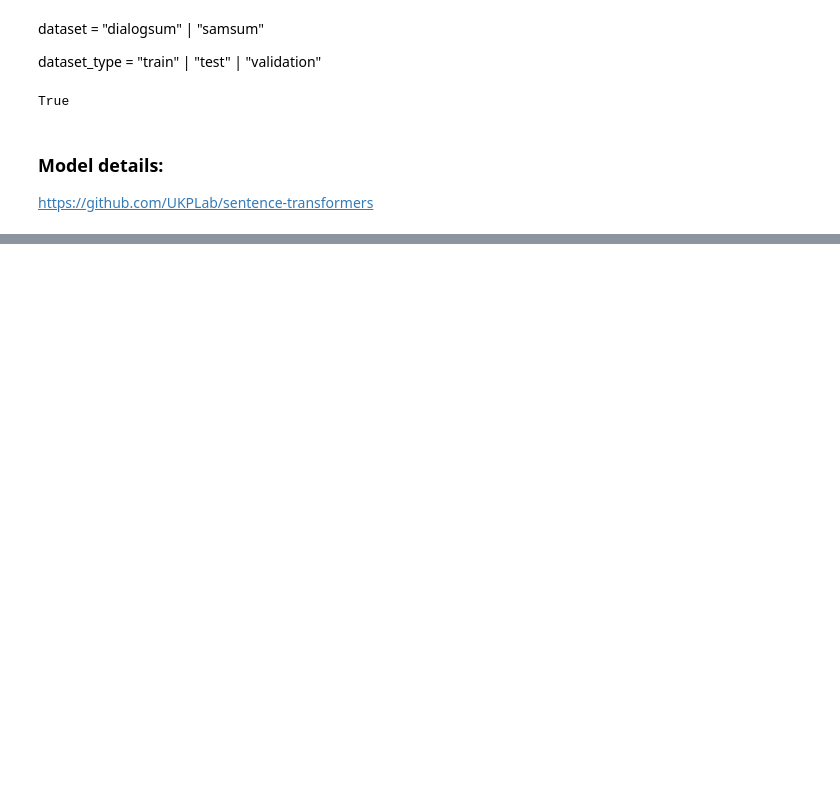
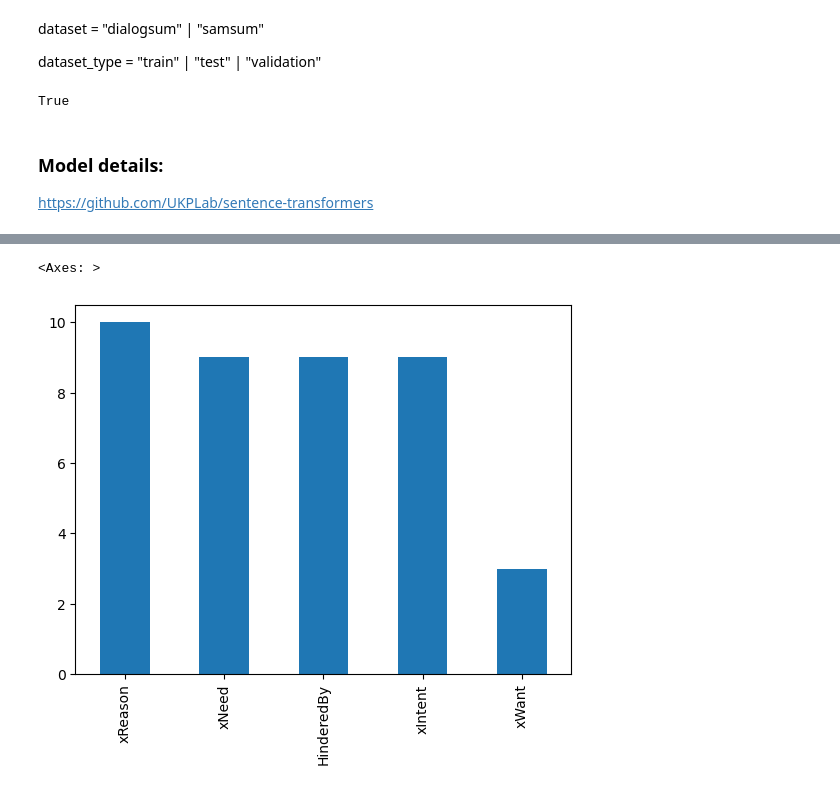
Before and after one commit to angrytako/NLP-SICK-filter-extension, a Jupyter notebook: src/filter_extension/similarities_with_summaries.ipynb, the cells around one changed output, grey strips where cells are left out. Cells and saved outputs as stored; diff of their text form; code cells hidden in the pictures; blank space fills up the shorter version.

```diff
--- a/src/filter_extension/similarities_with_summaries.ipynb
+++ b/src/filter_extension/similarities_with_summaries.ipynb
@@ -97 +102,6 @@ len([n1+n2/2 for n1, n2 in zip(peaks_theirs, peaks_ours)])
+# %%
+best_cs_per_sentence_theirs['cs_type'].value_counts().plot.bar()
+# %% [output]
+<Axes: >
+[figure, added]
 # %%
```
Also changed, not shown: parts of 12 cells of this notebook.
